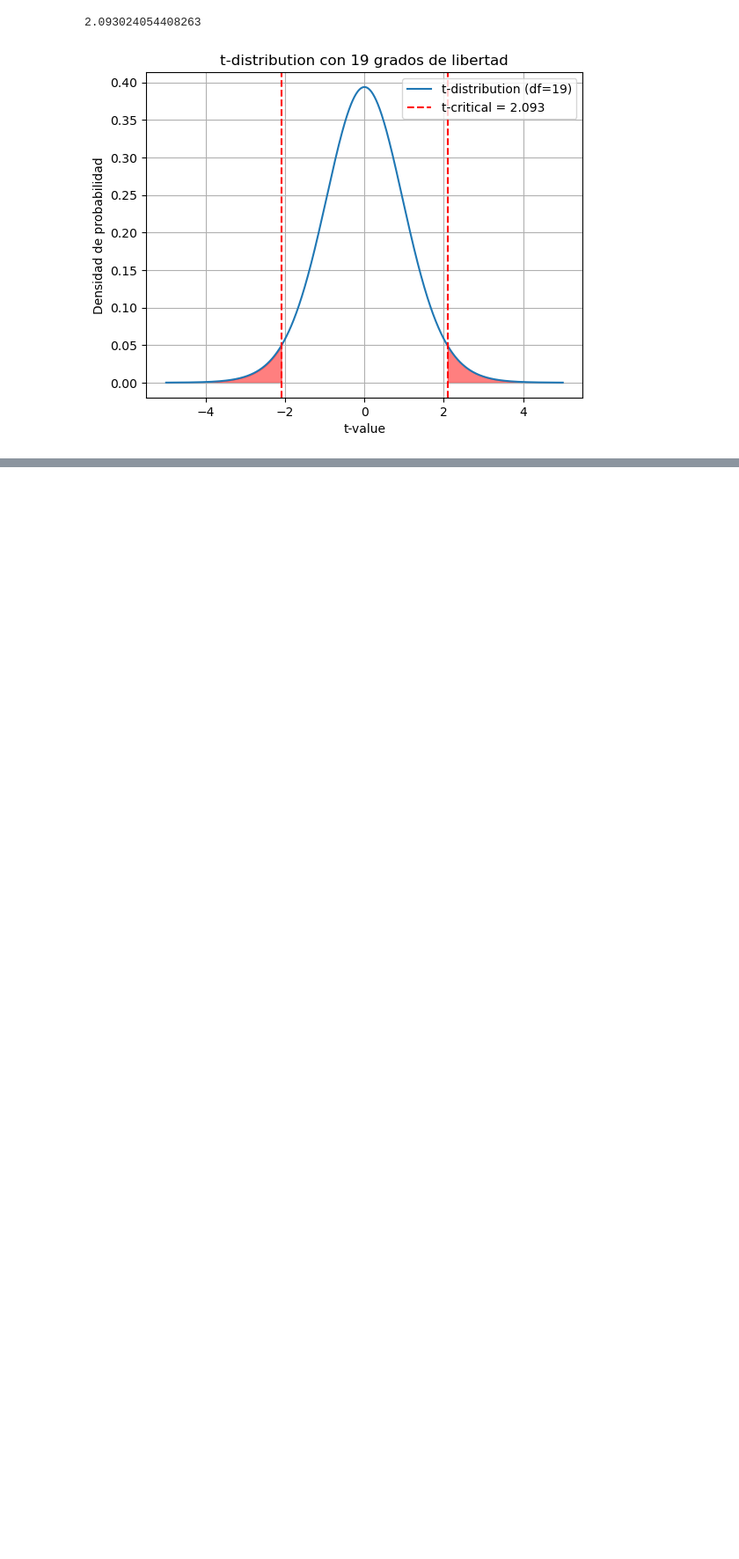
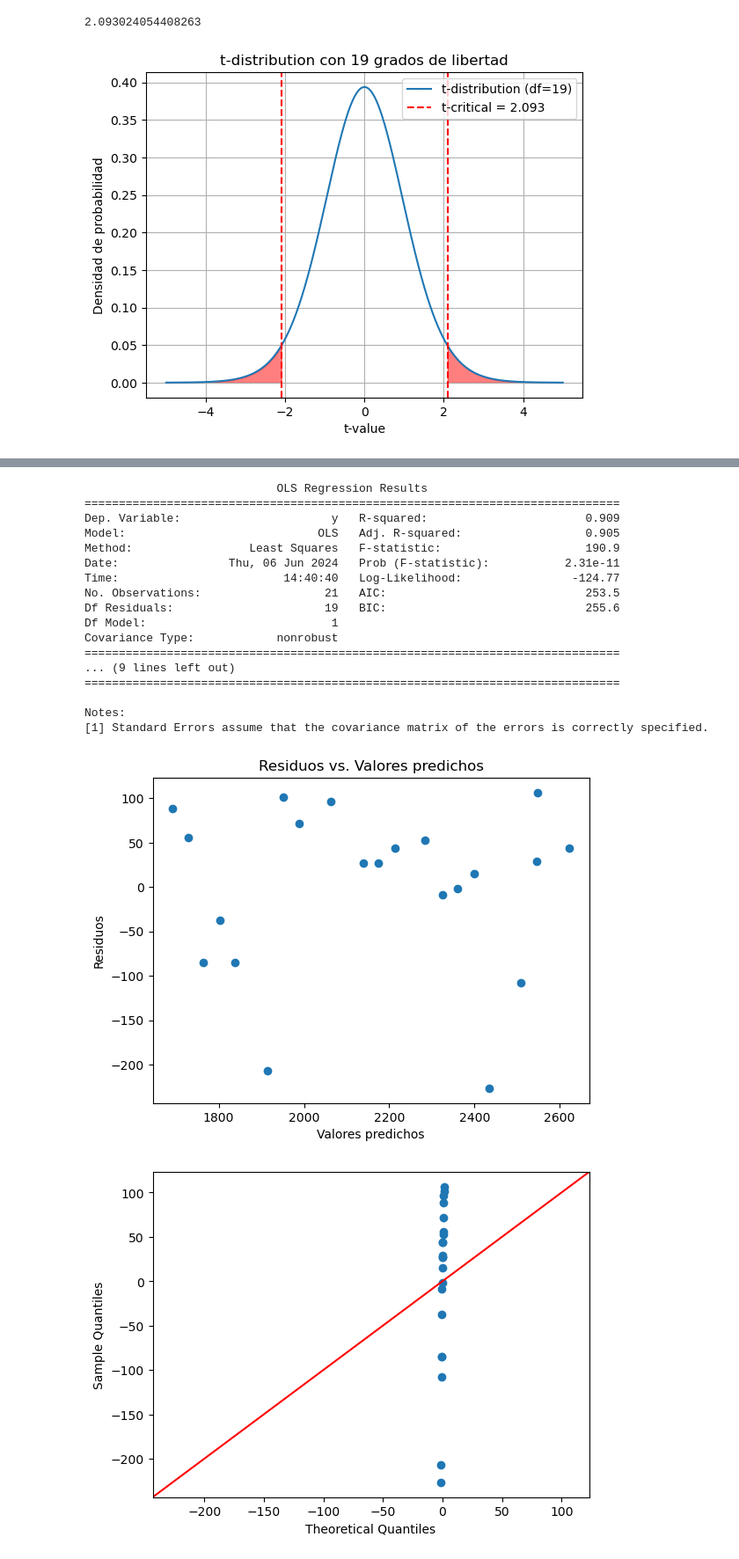
Before and after one commit to hectorfro/LabFisicaWork, a Jupyter notebook: GuiaLabora/Notebook/Cap05.ipynb, the cells around one changed output, grey strips where cells are left out. Shown: that part at 88% size. Cells and saved outputs as stored; diff of their text form; code cells hidden in the pictures; blank space fills up the shorter version.

```diff
--- a/GuiaLabora/Notebook/Cap05.ipynb
+++ b/GuiaLabora/Notebook/Cap05.ipynb
@@ -1101,0 +1179,56 @@ plt.show()
+# %%
+import numpy as np
+import statsmodels.api as sm
+import matplotlib.pyplot as plt
+
+# Tus datos
+yn = np.array([2158.70, 1678.15, 2316.00, 2061.30, 2207.50,
+               1708.30, 1784.70, 2575.00, 2357.90, 2256.70,
+               2165.20, 2399.55, 1779.80, 2336.75, 1765.30,
+               2053.50, 2414.40, 2200.50, 2654.20, 1753.70, 2665.86])
+
+xn = np.array([150.50, 230.75, 80.00, 170.00, 50.50, 190.00, 240.00, 20.50,
+               70.50, 110.00, 130.00, 30.75, 250.00, 90.75, 220.00, 180.00,
+               60.00, 120.50, 20.00, 210.50, 0.00])
+
+# Añadir una constante (intercepto) al modelo
+X = sm.add_constant(xn)
+model = sm.OLS(yn, X).fit()
+
+# Resumen del modelo
+print(model.summary())
+
+# Gráfico de residuos vs. valores predichos
+plt.scatter(model.fittedvalues, model.resid)
+plt.xlabel('Valores predichos')
+plt.ylabel('Residuos')
+plt.title('Residuos vs. Valores predichos')
+plt.show()
+
+# Q-Q plot
+sm.qqplot(model.resid, line ='45')
+plt.show()
+
+# Durbin-Watson
+durbin_watson = sm.stats.stattools.durbin_watson(model.resid)
+print('Durbin-Watson:', durbin_watson)
+# %% [output]
+                            OLS Regression Results
+==============================================================================
+Dep. Variable:                      y   R-squared:                       0.909
+Model:                            OLS   Adj. R-squared:                  0.905
+Method:                 Least Squares   F-statistic:                     190.9
+Date:                Thu, 06 Jun 2024   Prob (F-statistic):           2.31e-11
+Time:                        14:40:40   Log-Likelihood:                -124.77
+No. Observations:                  21   AIC:                             253.5
+Df Residuals:                      19   BIC:                             255.6
+Df Model:                           1
+Covariance Type:            nonrobust
+==============================================================================
+... (9 lines left out)
+==============================================================================
+
+Notes:
+[1] Standard Errors assume that the covariance matrix of the errors is correctly specified.
+[figure, added]
+[figure, added]
```
Also changed, not shown: parts of 18 cells of this notebook, 24 other files.
